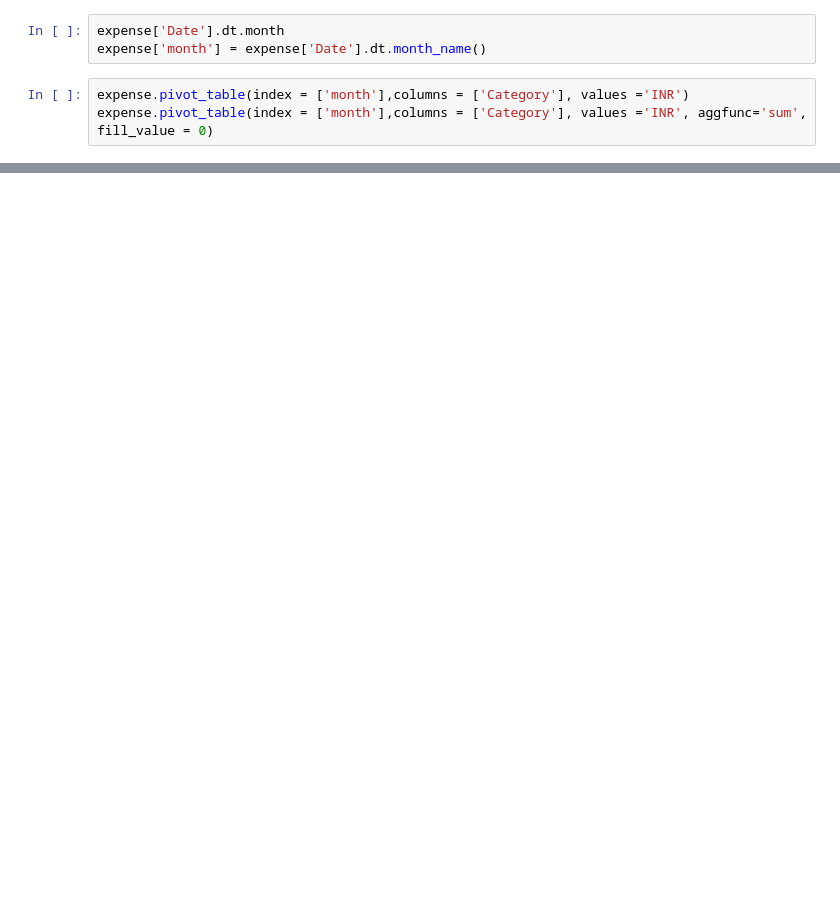
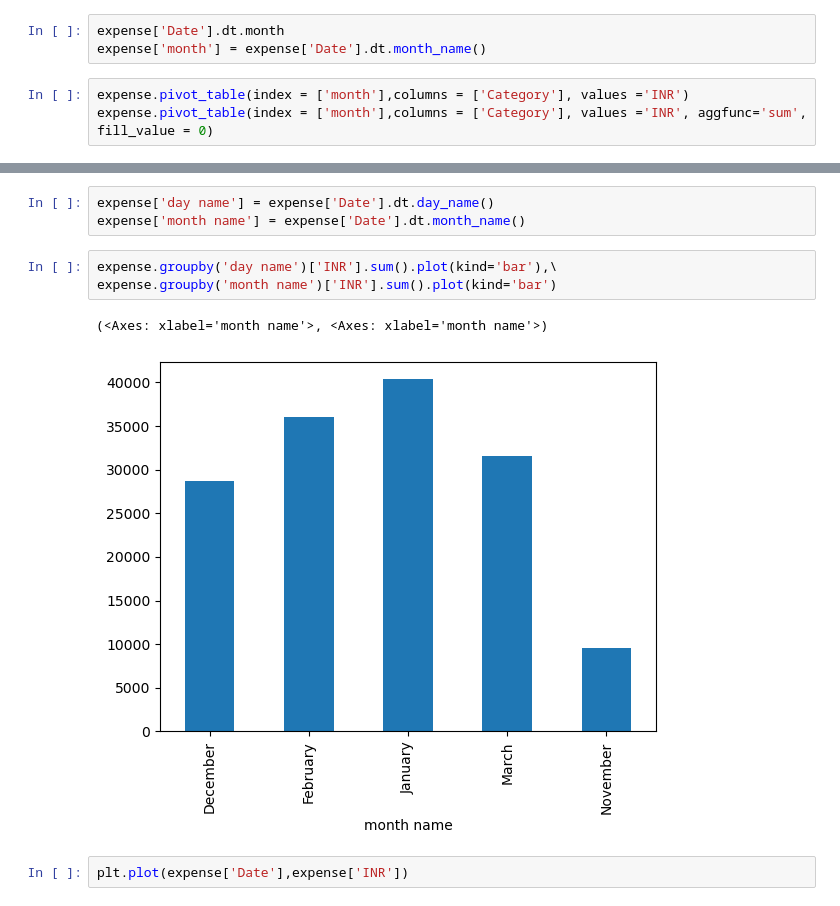
Before and after one commit to Shikher-jain/Data_Science, a Jupyter notebook: 02_pandas/MultiIndexPD/PdPivot.ipynb, the cells around one changed output, grey strips where cells are left out. Drawn from its saved outputs; the diff is of its cells as text; blank space fills up the shorter version.

```diff
--- a/02_pandas/MultiIndexPD/PdPivot.ipynb
+++ b/02_pandas/MultiIndexPD/PdPivot.ipynb
@@ -69,0 +65,11 @@ ValueError: pie requires either y column or 'subplots=True'
+# %%
+expense['day name'] = expense['Date'].dt.day_name()
+expense['month name'] = expense['Date'].dt.month_name()
+# %%
+expense.groupby('day name')['INR'].sum().plot(kind='bar'),\
+expense.groupby('month name')['INR'].sum().plot(kind='bar')
+# %% [output]
+(<Axes: xlabel='month name'>, <Axes: xlabel='month name'>)
+[figure, added]
+# %%
+plt.plot(expense['Date'],expense['INR'])
```
Also changed, not shown: parts of 6 cells of this notebook, 3 other files.
